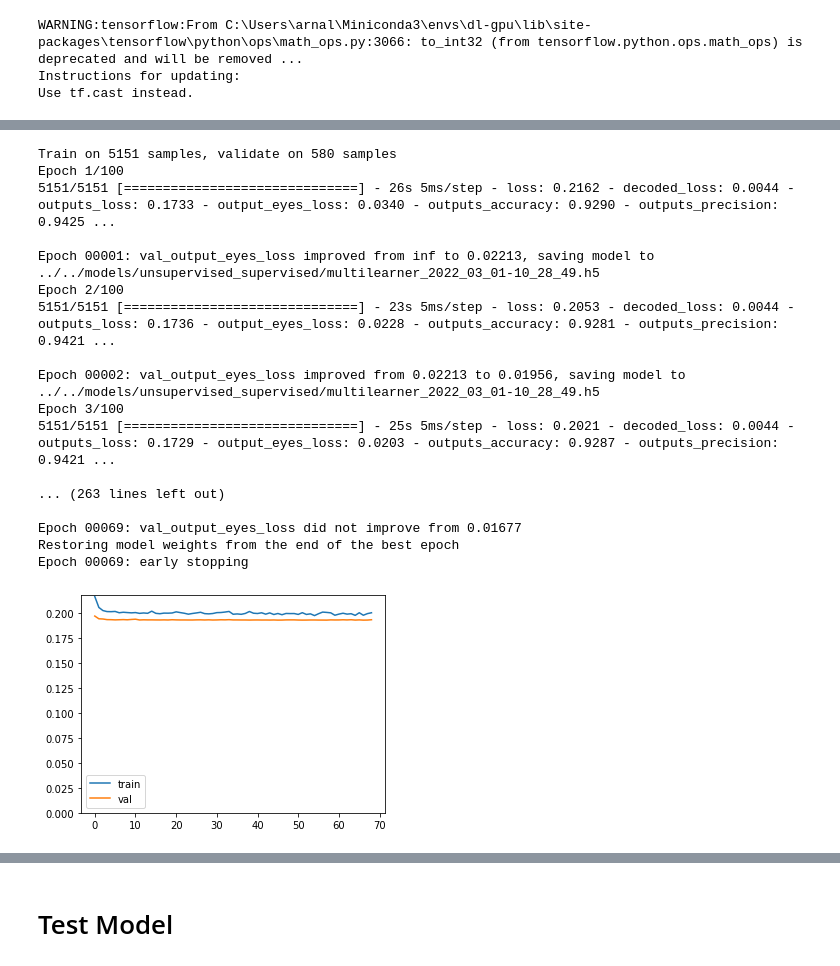
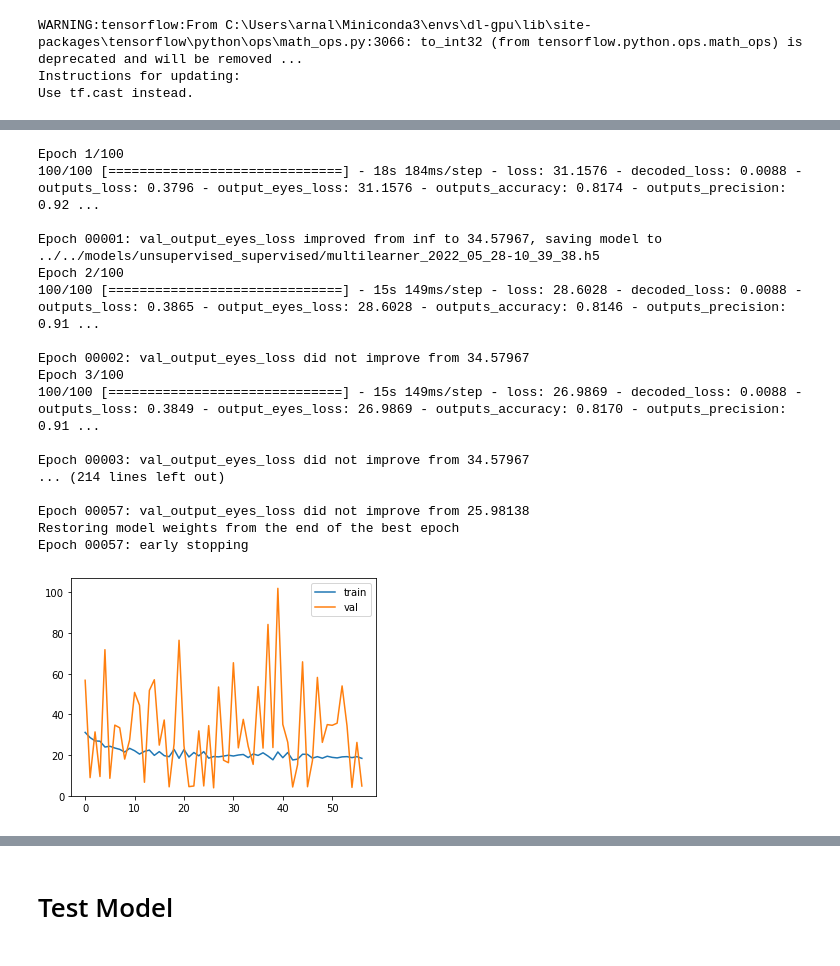
Before and after one commit to arnaldog12/icaonet, a Jupyter notebook: notebooks/supervised_unsupervised/Multilearning-Finetune.ipynb, the cells around one changed output, grey strips where cells are left out. Drawn from its saved outputs; the diff is of its cells as text; code cells hidden in the pictures.

```diff
--- a/notebooks/supervised_unsupervised/Multilearning-Finetune.ipynb
+++ b/notebooks/supervised_unsupervised/Multilearning-Finetune.ipynb
@@ -89,7 +94,7 @@ Dataset found. Loading...
 x = dataset.images
 mrks = dataset.mrks
 y_reqs = np.array([mrk_file.photo_reqs.values() for mrk_file in mrks])
-y_eyes = np.array([mrk_file.right_eye.as_list() + mrk_file.left_eye.as_list() for mrk_file in mrks])
+y_eyes = np.array([mrk_file.right_eye.center().as_list() + mrk_file.left_eye.center().as_list() for mrk_file in mrks])
 
 print(x.shape, x.dtype)
 print(y_reqs.shape, y_reqs.dtype)
@@ -129,8 +195,2 @@ val_mrks = mrks[x_val_idx]
 # %% [markdown]
 # Model Training
-# %%
-x_train /= 255.0
-x_val /= 255.0
-
-print(x_train.shape, x_train.dtype, x_train.min(), x_train.max())
-print(x_val.shape, x_val.dtype, x_val.min(), x_val.max())
@@ -179,7 +236,13 @@ N_EYES = y_train_eyes.shape[1]
 
 avg_pool = best_model.get_layer("global_average_pooling2d_1").output
 
-dense_3 = dense_layer(3, avg_pool, 64)
+avg_relu_1 = GlobalAvgPool2D(name="avg_relu_1")(best_model.get_layer("relu_1").output)
+avg_relu_2 = GlobalAvgPool2D(name="avg_relu_2")(best_model.get_layer("relu_2").output)
+avg_relu_3 = GlobalAvgPool2D(name="avg_relu_3")(best_model.get_layer("relu_3").output)
+avg_relu_4 = GlobalAvgPool2D(name="avg_relu_4")(best_model.get_layer("relu_4").output)
+emb_concat = Concatenate(name="emb_concat")([avg_relu_1, avg_relu_2, avg_relu_3, avg_relu_4, avg_pool])
+
+dense_3 = dense_layer(3, emb_concat, 64)
 dense_4 = dense_layer(4, dense_3, 32)
 regress = Dense(units=N_EYES, activation='sigmoid', name='output_eyes')(dense_4)
 
@@ -217,6 +280,6 @@ plot_model(model, show_shapes=True)
 # %%
-DECODED_LOSS_WEIGHT = 2.0
-REQS_LOSS_WEIGHT = 1.0
+DECODED_LOSS_WEIGHT = 0.0
+REQS_LOSS_WEIGHT = 0.0
 EYES_LOSS_WEIGHT = 1.0
 
 mlflow.log_param("decoded loss weight", DECODED_LOSS_WEIGHT)
@@ -226,7 +289,7 @@ mlflow.log_param("eyes loss weight", EYES_LOSS_WEIGHT)
 losses = {
     "decoded": "mean_squared_error",
     "outputs": "binary_crossentropy",
-    "output_eyes": "mean_squared_error"
+    "output_eyes": "mean_absolute_percentage_error"
 }
 
 loss_weights = {
@@ -235,61 +298,58 @@ loss_weights = {
     "output_eyes": EYES_LOSS_WEIGHT,
 }
 
 metrics = {
     "outputs": ["accuracy", precision, recall, f1, fbeta, specificity, npv, mcc],
-    "output_eyes": ["mae"]
+    "output_eyes": ["mae", "mse"]
 }
 METRIC_TO_MONITOR = "val_output_eyes_loss"
-
-outputs_train = {
-    "decoded": x_train,
-    "outputs": y_train_reqs,
-    "output_eyes": y_train_eyes,
-}
-
-outputs_valid = {
-    "decoded": x_val,
-    "outputs": y_val_reqs,
-    "output_eyes": y_val_eyes,
-}
 
 model.compile(optimizer='adam', loss=losses, loss_weights=loss_weights, metrics=metrics)
 
 FILE_MODEL = FOLDER_MODELS + timestamp_model_name(prefix="multilearner_")
 list_callbacks = [
     ModelCheckpoint(FILE_MODEL, monitor=METRIC_TO_MONITOR, mode="min", verbose=1, save_best_only=True),
     EarlyStopping(monitor=METRIC_TO_MONITOR, mode="min", patience=30, verbose=1, restore_best_weights=True)
 ]
 
-hist = model.fit(
-    x=x_train,
-    y=outputs_train,
-    batch_size=32,
+affine_params = dict(
+    translate_percent=[-0.1, 0.1],
+    rotate=[-10, 10],
+    scale=[0.9, 1.1],
+    order=0,
+)
+
+gen_train = ImageLandmarkGenerator(x_train, y_train_reqs, y_train_eyes, batch_size=32, **affine_params)
+gen_valid = ImageLandmarkGenerator(x_val, y_val_reqs, y_val_eyes, batch_size=32, **affine_params)
+
+hist = model.fit_generator(
+    gen_train,
+    steps_per_epoch=100,
     epochs=100,
-    validation_data=(x_val, outputs_valid),
+    validation_data=gen_valid,
     callbacks=list_callbacks
 )
 
 plot.keras_hist(hist.history)
 # %% [output]
-Train on 5151 samples, validate on 580 samples
 Epoch 1/100
-5151/5151 [==============================] - 26s 5ms/step - loss: 0.2162 - decoded_loss: 0.0044 - outputs_loss: 0.1733 - output_eyes_loss: 0.0340 - outputs_accuracy: 0.9290 - outputs_precision: 0.9425 ...
+100/100 [==============================] - 18s 184ms/step - loss: 31.1576 - decoded_loss: 0.0088 - outputs_loss: 0.3796 - output_eyes_loss: 31.1576 - outputs_accuracy: 0.8174 - outputs_precision: 0.92 ...
 
-Epoch 00001: val_output_eyes_loss improved from inf to 0.02213, saving model to ../../models/unsupervised_supervised/multilearner_2022_03_01-10_28_49.h5
+Epoch 00001: val_output_eyes_loss improved from inf to 34.57967, saving model to ../../models/unsupervised_supervised/multilearner_2022_05_28-10_39_38.h5
 Epoch 2/100
-5151/5151 [==============================] - 23s 5ms/step - loss: 0.2053 - decoded_loss: 0.0044 - outputs_loss: 0.1736 - output_eyes_loss: 0.0228 - outputs_accuracy: 0.9281 - outputs_precision: 0.9421 ...
+100/100 [==============================] - 15s 149ms/step - loss: 28.6028 - decoded_loss: 0.0088 - outputs_loss: 0.3865 - output_eyes_loss: 28.6028 - outputs_accuracy: 0.8146 - outputs_precision: 0.91 ...
 
-Epoch 00002: val_output_eyes_loss improved from 0.02213 to 0.01956, saving model to ../../models/unsupervised_supervised/multilearner_2022_03_01-10_28_49.h5
+Epoch 00002: val_output_eyes_loss did not improve from 34.57967
 Epoch 3/100
-5151/5151 [==============================] - 25s 5ms/step - loss: 0.2021 - decoded_loss: 0.0044 - outputs_loss: 0.1729 - output_eyes_loss: 0.0203 - outputs_accuracy: 0.9287 - outputs_precision: 0.9421 ...
+100/100 [==============================] - 15s 149ms/step - loss: 26.9869 - decoded_loss: 0.0088 - outputs_loss: 0.3849 - output_eyes_loss: 26.9869 - outputs_accuracy: 0.8170 - outputs_precision: 0.91 ...
 
-... (263 lines left out)
+Epoch 00003: val_output_eyes_loss did not improve from 34.57967
+... (214 lines left out)
 
-Epoch 00069: val_output_eyes_loss did not improve from 0.01677
+Epoch 00057: val_output_eyes_loss did not improve from 25.98138
 Restoring model weights from the end of the best epoch
-Epoch 00069: early stopping
+Epoch 00057: early stopping
-[figure, old version]
+[figure, new version]
 # %%
 history = hist.history
 
```
Also changed, not shown: parts of 17 cells of this notebook, 5 other files.
